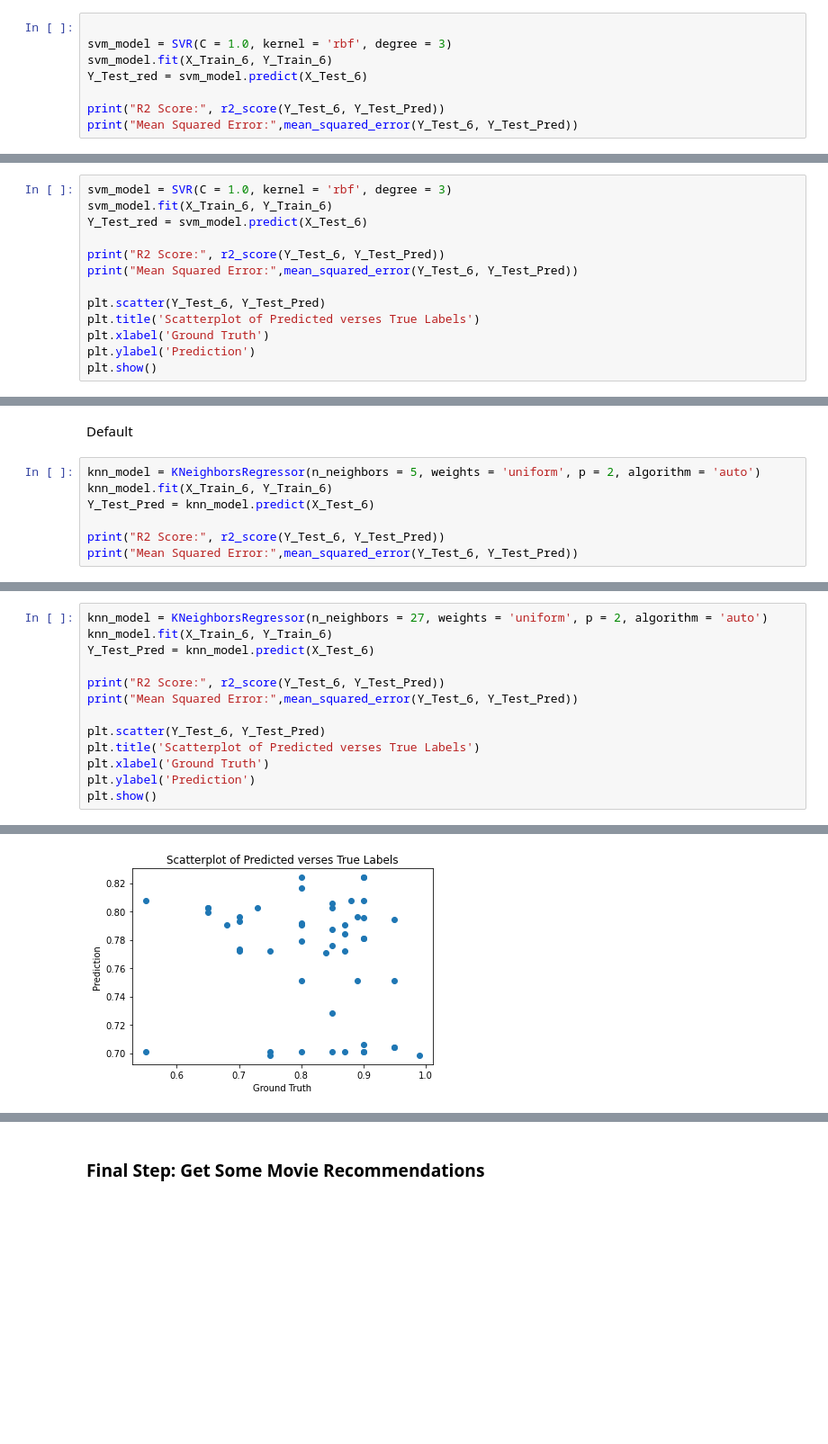
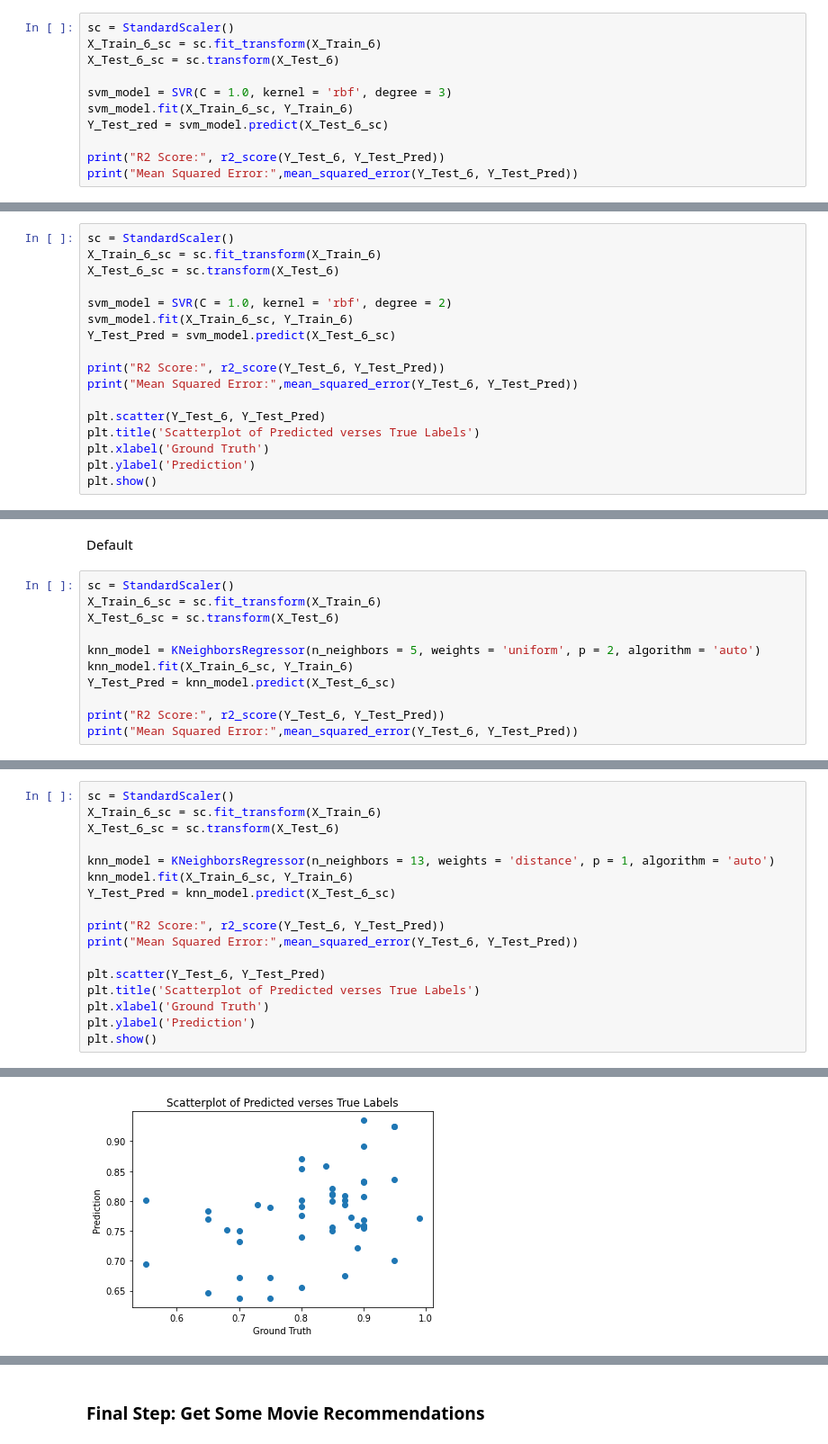
Before and after one commit to amandahutter/Movies-Analysis, a Jupyter notebook: Movies.ipynb, the cells around one changed output, grey strips where cells are left out. Shown at 90% size. Drawn from its saved outputs; the diff is of its cells as text; blank space fills up the shorter version.

```diff
--- a/Movies.ipynb
+++ b/Movies.ipynb
@@ -2715,10 +2759,13 @@ Mean Squared Error: 0.026431056383536038
 # %% [markdown]
 #### 7) SVM
 # %%
+sc = StandardScaler()
+X_Train_6_sc = sc.fit_transform(X_Train_6)
+X_Test_6_sc = sc.transform(X_Test_6)
 
 svm_model = SVR(C = 1.0, kernel = 'rbf', degree = 3)
-svm_model.fit(X_Train_6, Y_Train_6)
-Y_Test_red = svm_model.predict(X_Test_6)
+svm_model.fit(X_Train_6_sc, Y_Train_6)
+Y_Test_red = svm_model.predict(X_Test_6_sc)
 
 print("R2 Score:", r2_score(Y_Test_6, Y_Test_Pred))
 print("Mean Squared Error:",mean_squared_error(Y_Test_6, Y_Test_Pred))
@@ -2752,9 +2812,13 @@ make_GridSearchCV_SVM(X_Train_6, Y_Train_6)
 # %% [markdown]
 Best Params
 # %%
-svm_model = SVR(C = 1.0, kernel = 'rbf', degree = 3)
-svm_model.fit(X_Train_6, Y_Train_6)
-Y_Test_red = svm_model.predict(X_Test_6)
+sc = StandardScaler()
+X_Train_6_sc = sc.fit_transform(X_Train_6)
+X_Test_6_sc = sc.transform(X_Test_6)
+
+svm_model = SVR(C = 1.0, kernel = 'rbf', degree = 2)
+svm_model.fit(X_Train_6_sc, Y_Train_6)
+Y_Test_Pred = svm_model.predict(X_Test_6_sc)
 
 print("R2 Score:", r2_score(Y_Test_6, Y_Test_Pred))
 print("Mean Squared Error:",mean_squared_error(Y_Test_6, Y_Test_Pred))
@@ -2773,9 +2837,13 @@ Mean Squared Error: 0.026431056383536038
 # %% [markdown]
 Default
 # %%
+sc = StandardScaler()
+X_Train_6_sc = sc.fit_transform(X_Train_6)
+X_Test_6_sc = sc.transform(X_Test_6)
+
 knn_model = KNeighborsRegressor(n_neighbors = 5, weights = 'uniform', p = 2, algorithm = 'auto')
-knn_model.fit(X_Train_6, Y_Train_6)
-Y_Test_Pred = knn_model.predict(X_Test_6)
+knn_model.fit(X_Train_6_sc, Y_Train_6)
+Y_Test_Pred = knn_model.predict(X_Test_6_sc)
 
 print("R2 Score:", r2_score(Y_Test_6, Y_Test_Pred))
 print("Mean Squared Error:",mean_squared_error(Y_Test_6, Y_Test_Pred))
@@ -2807,7 +2879,11 @@ make_GridSearchCV_KNN(X_Train_6, Y_Train_6)
 # %%
-knn_model = KNeighborsRegressor(n_neighbors = 27, weights = 'uniform', p = 2, algorithm = 'auto')
-knn_model.fit(X_Train_6, Y_Train_6)
-Y_Test_Pred = knn_model.predict(X_Test_6)
+sc = StandardScaler()
+X_Train_6_sc = sc.fit_transform(X_Train_6)
+X_Test_6_sc = sc.transform(X_Test_6)
+
+knn_model = KNeighborsRegressor(n_neighbors = 13, weights = 'distance', p = 1, algorithm = 'auto')
+knn_model.fit(X_Train_6_sc, Y_Train_6)
+Y_Test_Pred = knn_model.predict(X_Test_6_sc)
 
 print("R2 Score:", r2_score(Y_Test_6, Y_Test_Pred))
 print("Mean Squared Error:",mean_squared_error(Y_Test_6, Y_Test_Pred))
@@ -2823 +2899 @@ Mean Squared Error: 0.016514613252708487
-[figure, old version]
+[figure, new version]
```
Also changed, not shown: parts of 25 cells of this notebook.
